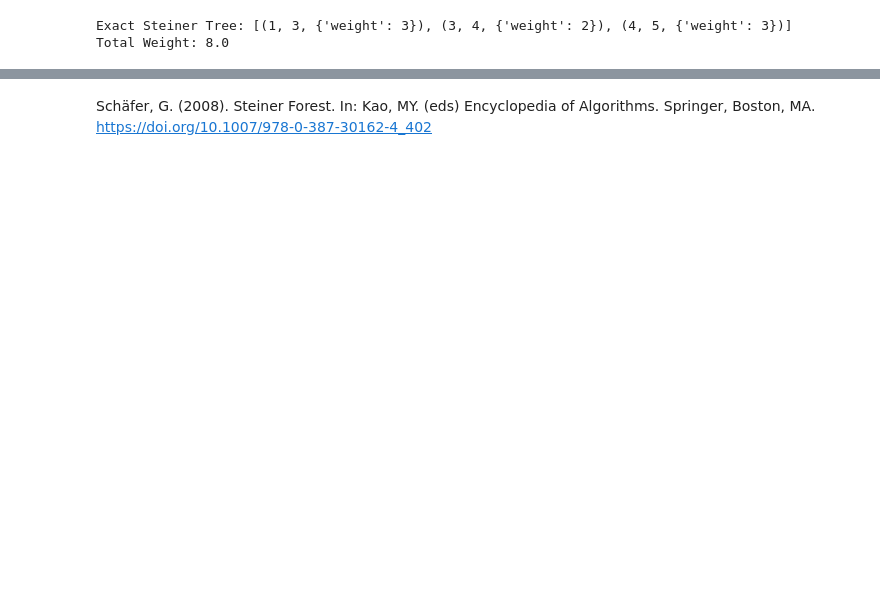
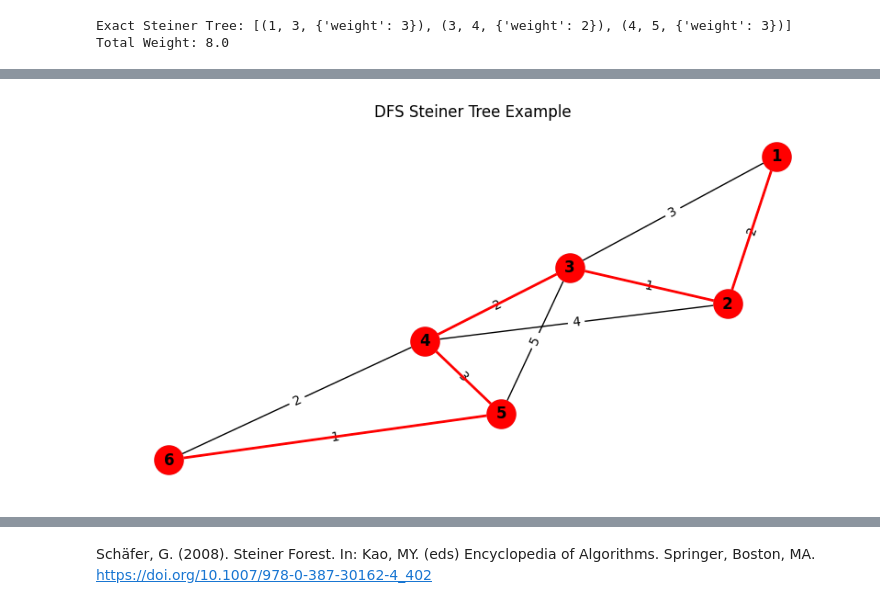
Before and after one commit to 0xjrr/steiner_trees, a Jupyter notebook: steiner_trees.ipynb, the cells around one changed output, grey strips where cells are left out. Saved outputs shown, nothing was run; the diff lists cells and outputs as text; code cells hidden in the pictures; blank space fills up the shorter version.

```diff
--- a/steiner_trees.ipynb
+++ b/steiner_trees.ipynb
@@ -89,0 +94,32 @@ Total Weight: 8.0
+# %%
+def steiner_tree_dfs(graph, terminals:set):
+    def dfs(graph, current, visited, terminals, tree_edges):
+        visited.add(current)
+        if current in terminals:
+            terminals.remove(current)
+
+        for neighbor in graph.neighbors(current):
+            if neighbor not in visited:
+                tree_edges.append((current, neighbor, graph[current][neighbor]['weight']))
+                dfs(graph, neighbor, visited, terminals, tree_edges)
+                if not terminals:
+                    return
+
+    visited = set()
+    tree_edges = []
+    list_terminals = list(terminals)
+    initial_terminal = list_terminals[0]
+
+    dfs(graph, initial_terminal, visited, terminals, tree_edges)
+
+    return tree_edges
+# %%
+steiner_tree_edges = steiner_tree_dfs(G, S.copy())
+# %%
+steiner_tree_edges
+dfs_steiner_tree = nx.Graph()
+dfs_steiner_tree.add_weighted_edges_from(steiner_tree_edges)
+# %%
+draw_graph(G, dfs_steiner_tree, title="DFS Steiner Tree Example")
+# %% [output]
+[figure, added]
```
Also changed, not shown: parts of 5 cells of this notebook.
